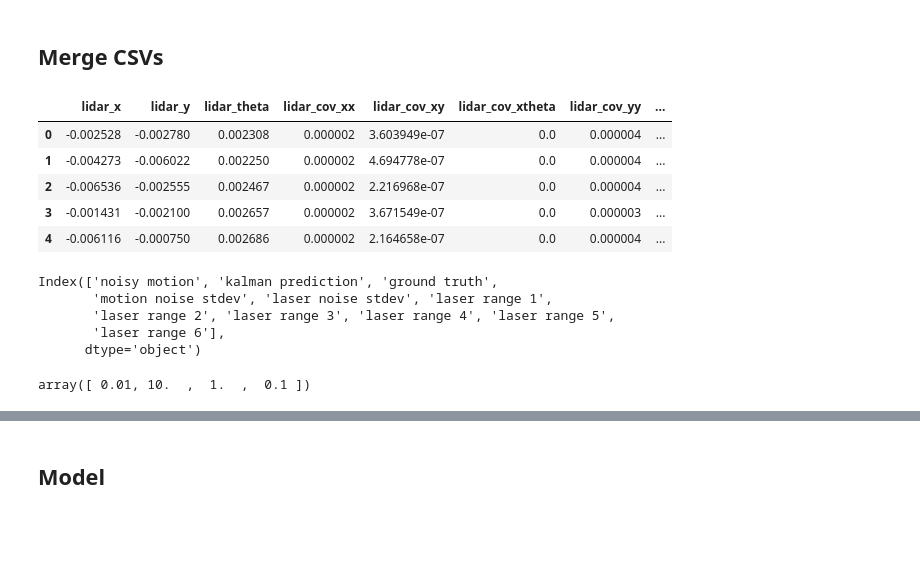
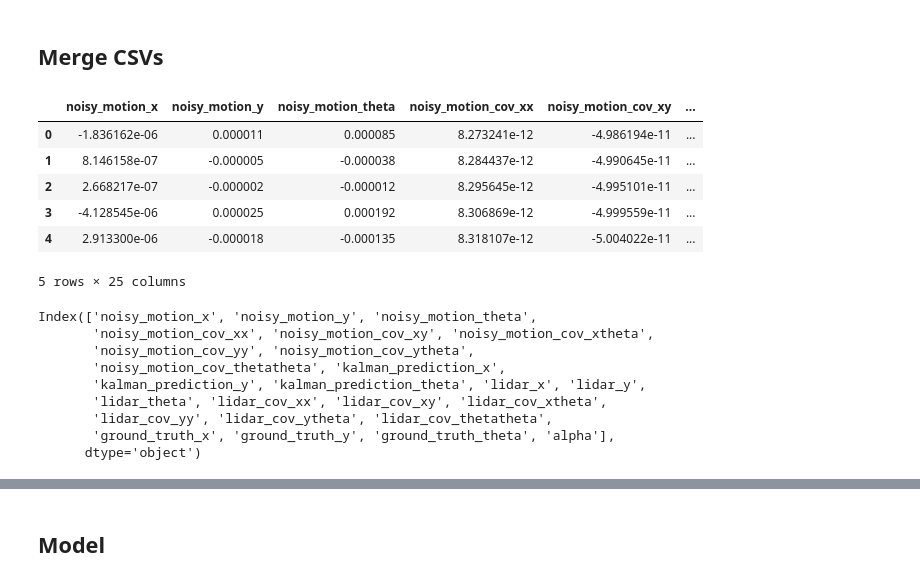
Before and after one commit to aneesurhashmi/kalmanfilters_nn, a Jupyter notebook: 2D/rnn.ipynb, the cells around one changed output, grey strips where cells are left out. Saved outputs shown, nothing was run; the diff lists cells and outputs as text; code cells hidden in the pictures; blank space fills up the shorter version.

```diff
--- a/2D/rnn.ipynb
+++ b/2D/rnn.ipynb
@@ -19,43 +27,29 @@ CSV_NAME = "generated_data_fbcampus_2.csv"
 # %% [markdown]
 ## Merge CSVs
-# %%
-df = pd.read_csv(os.path.join(DATA_DIR, CSV_NAME))
-
-for csv_name in os.listdir(DATA_DIR):
-    if csv_name == CSV_NAME:
-        continue
-    df = pd.concat([df, pd.read_csv(os.path.join(DATA_DIR, csv_name))])
-
-# df = df.interpolate() # to prevent nan in model output
-# df.head()
-
-
-# df = pd.read_csv(os.path.join(DATA_DIR, CSV_NAME))
-# df = pd.DataFrame()
-# for csv_name in os.listdir(DATA_DIR):
-#     print(list(df.columns))
-#     if csv_name == CSV_NAME:
-#         continue
-#     df = pd.concat([df, pd.read_csv(os.path.join(DATA_DIR, csv_name))])
-
-df = df.dropna(axis=1) # to prevent nan in model output
-df.head()
-# %% [output]
-|  | lidar_x | lidar_y | lidar_theta | lidar_cov_xx | lidar_cov_xy | lidar_cov_xtheta | lidar_cov_yy | ... |
-| 0 | -0.002528 | -0.002780 | 0.002308 | 0.000002 | 3.603949e-07 | 0.0 | 0.000004 | ... |
-| 1 | -0.004273 | -0.006022 | 0.002250 | 0.000002 | 4.694778e-07 | 0.0 | 0.000004 | ... |
-| 2 | -0.006536 | -0.002555 | 0.002467 | 0.000002 | 2.216968e-07 | 0.0 | 0.000004 | ... |
-| 3 | -0.001431 | -0.002100 | 0.002657 | 0.000002 | 3.671549e-07 | 0.0 | 0.000003 | ... |
-| 4 | -0.006116 | -0.000750 | 0.002686 | 0.000002 | 2.164658e-07 | 0.0 | 0.000004 | ... |
-# %%
-df.columns
-# %% [output]
-Index(['noisy motion', 'kalman prediction', 'ground truth',
-       'motion noise stdev', 'laser noise stdev', 'laser range 1',
-       'laser range 2', 'laser range 3', 'laser range 4', 'laser range 5',
-       'laser range 6'],
-      dtype='object')
-# %%
-df["laser noise stdev"].unique()
-# %% [output]
-array([ 0.01, 10.  ,  1.  ,  0.1 ])
+# %%
+df = pd.read_csv(os.path.join(DATA_DIR, f'{CSV_NAME}.csv'))
+
+df = df.dropna(axis=1) # to prevent nan in model output
+df.head()
+# %% [output]
+|  | noisy_motion_x | noisy_motion_y | noisy_motion_theta | noisy_motion_cov_xx | noisy_motion_cov_xy | ... |
+| 0 | -1.836162e-06 | 0.000011 | 0.000085 | 8.273241e-12 | -4.986194e-11 | ... |
+| 1 | 8.146158e-07 | -0.000005 | -0.000038 | 8.284437e-12 | -4.990645e-11 | ... |
+| 2 | 2.668217e-07 | -0.000002 | -0.000012 | 8.295645e-12 | -4.995101e-11 | ... |
+| 3 | -4.128545e-06 | 0.000025 | 0.000192 | 8.306869e-12 | -4.999559e-11 | ... |
+| 4 | 2.913300e-06 | -0.000018 | -0.000135 | 8.318107e-12 | -5.004022e-11 | ... |
+5 rows × 25 columns
+# %%
+# for i in df.columns:
+#     print(i)
+df.columns
+# %% [output]
+Index(['noisy_motion_x', 'noisy_motion_y', 'noisy_motion_theta',
+       'noisy_motion_cov_xx', 'noisy_motion_cov_xy', 'noisy_motion_cov_xtheta',
+       'noisy_motion_cov_yy', 'noisy_motion_cov_ytheta',
+       'noisy_motion_cov_thetatheta', 'kalman_prediction_x',
+       'kalman_prediction_y', 'kalman_prediction_theta', 'lidar_x', 'lidar_y',
+       'lidar_theta', 'lidar_cov_xx', 'lidar_cov_xy', 'lidar_cov_xtheta',
+       'lidar_cov_yy', 'lidar_cov_ytheta', 'lidar_cov_thetatheta',
+       'ground_truth_x', 'ground_truth_y', 'ground_truth_theta', 'alpha'],
+      dtype='object')
```
Also changed, not shown: parts of 25 cells of this notebook, 5 other files.
